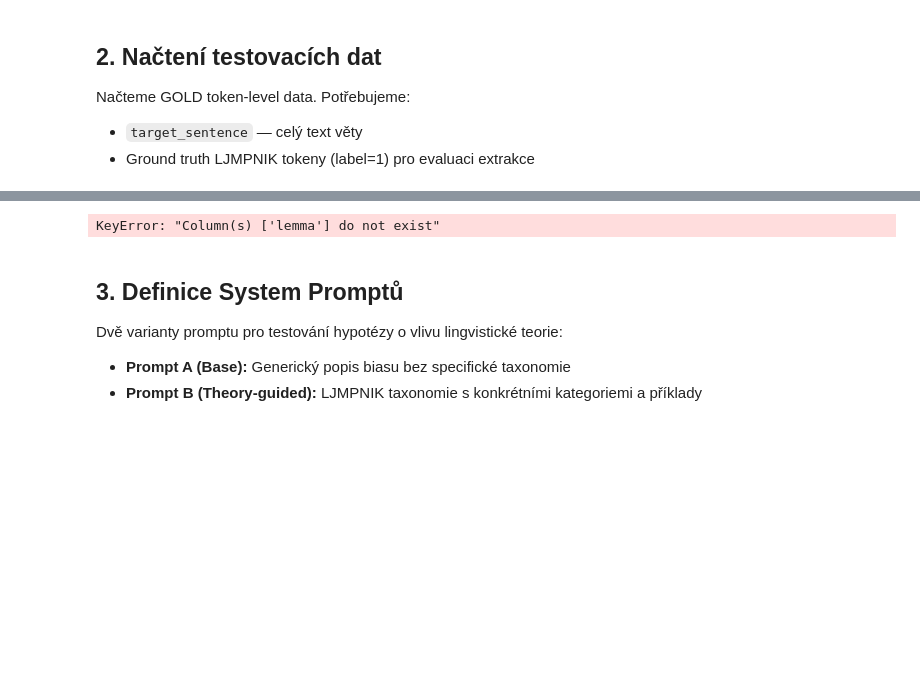
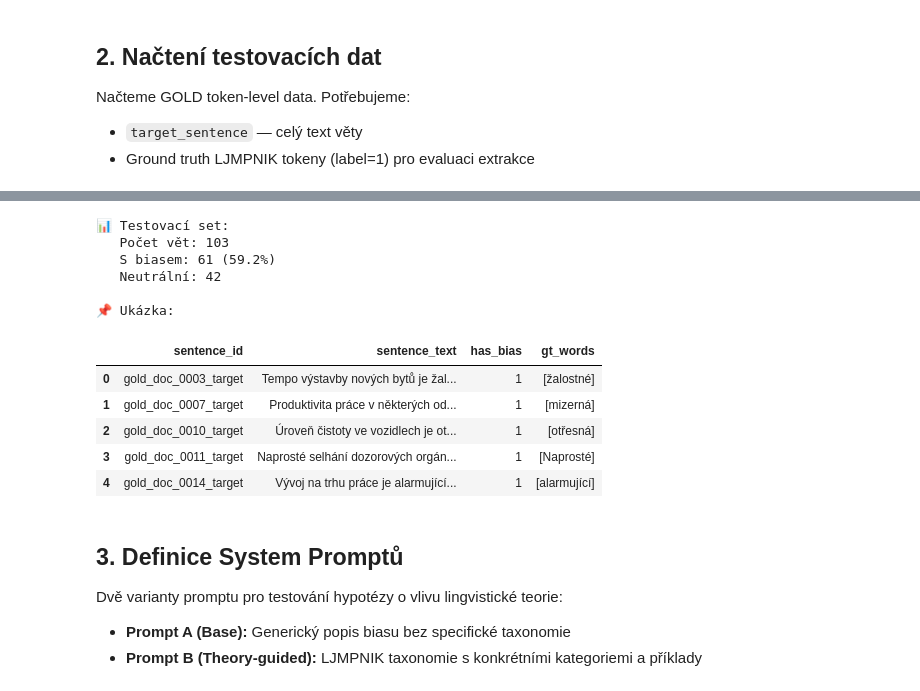
Before and after one commit to Dobes-Michal-Tobias/ThesisCoding, a Jupyter notebook: notebooks/10_M4_LLM_Generative_Extraction.ipynb, the cells around one changed output, grey strips where cells are left out. Drawn from its saved outputs; the diff is of its cells as text; code cells hidden in the pictures; blank space fills up the shorter version.

```diff
--- a/notebooks/10_M4_LLM_Generative_Extraction.ipynb
+++ b/notebooks/10_M4_LLM_Generative_Extraction.ipynb
@@ -85,8 +85,7 @@ gt_tokens = (
     df_test[df_test['true_label'] == 1]
     .groupby('sentence_id')
     .agg(
-        gt_words=('form', list),
-        gt_lemmas=('lemma', list)
+        gt_words=('form', list)
     )
 )
 
@@ -101,9 +100,6 @@ sentence_labels = sentence_labels.merge(gt_tokens, on='sentence_id', how='left')
 sentence_labels['gt_words'] = sentence_labels['gt_words'].apply(
     lambda x: x if isinstance(x, list) else []
 )
-sentence_labels['gt_lemmas'] = sentence_labels['gt_lemmas'].apply(
-    lambda x: x if isinstance(x, list) else []
-)
 
 print(f"📊 Testovací set:")
 print(f"   Počet vět: {len(sentence_labels)}")
@@ -128,4 +124,15 @@ sentence_labels.head()
-KeyError: "Column(s) ['lemma'] do not exist"
+📊 Testovací set:
+   Počet vět: 103
+   S biasem: 61 (59.2%)
+   Neutrální: 42
+
+📌 Ukázka:
+|  | sentence_id | sentence_text | has_bias | gt_words |
+| 0 | gold_doc_0003_target | Tempo výstavby nových bytů je žal... | 1 | [žalostné] |
+| 1 | gold_doc_0007_target | Produktivita práce v některých od... | 1 | [mizerná] |
+| 2 | gold_doc_0010_target | Úroveň čistoty ve vozidlech je ot... | 1 | [otřesná] |
+| 3 | gold_doc_0011_target | Naprosté selhání dozorových orgán... | 1 | [Naprosté] |
+| 4 | gold_doc_0014_target | Vývoj na trhu práce je alarmující... | 1 | [alarmující] |
 # %% [markdown]
 ## 3. Definice System Promptů
 
```
Also changed, not shown: parts of 15 cells of this notebook, 8 other files.
